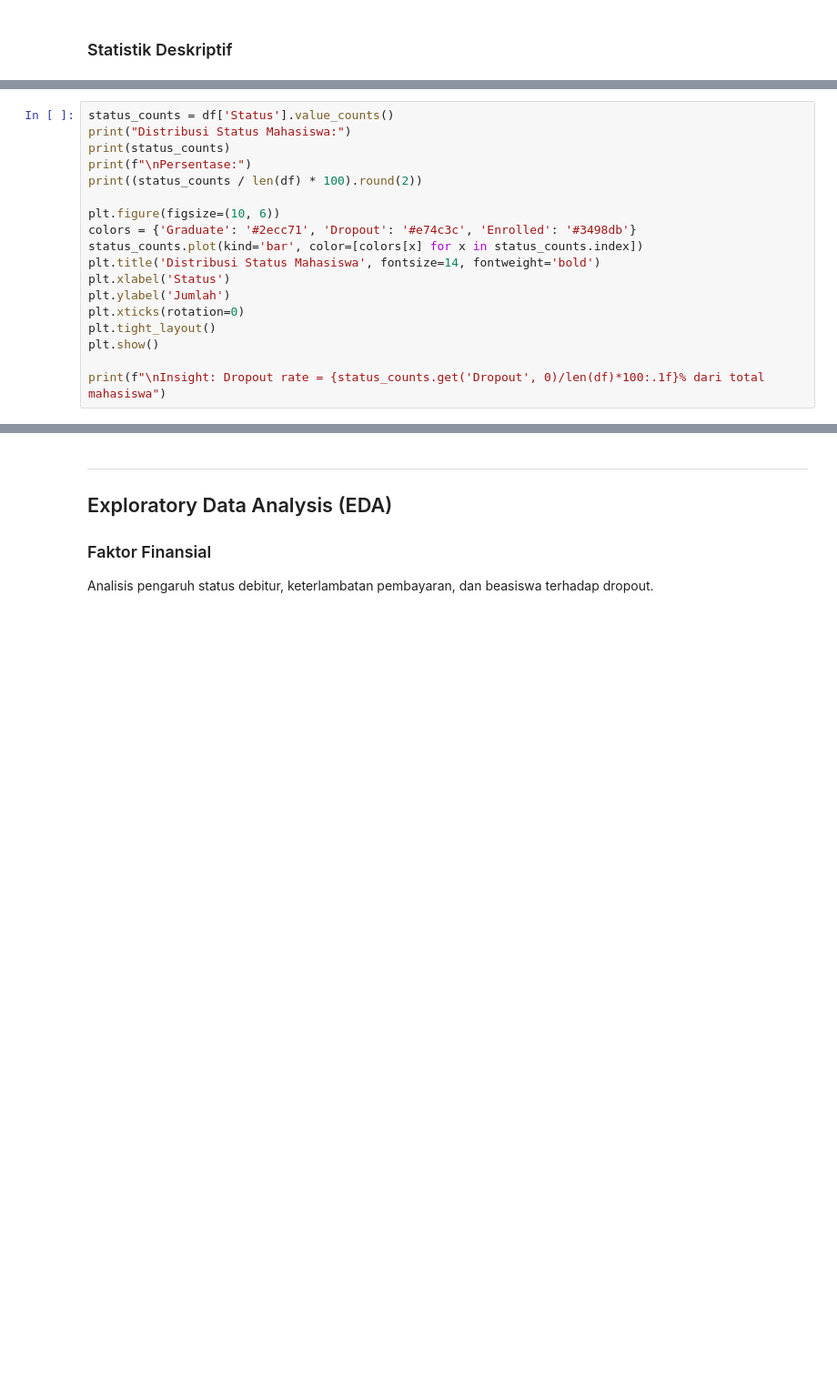
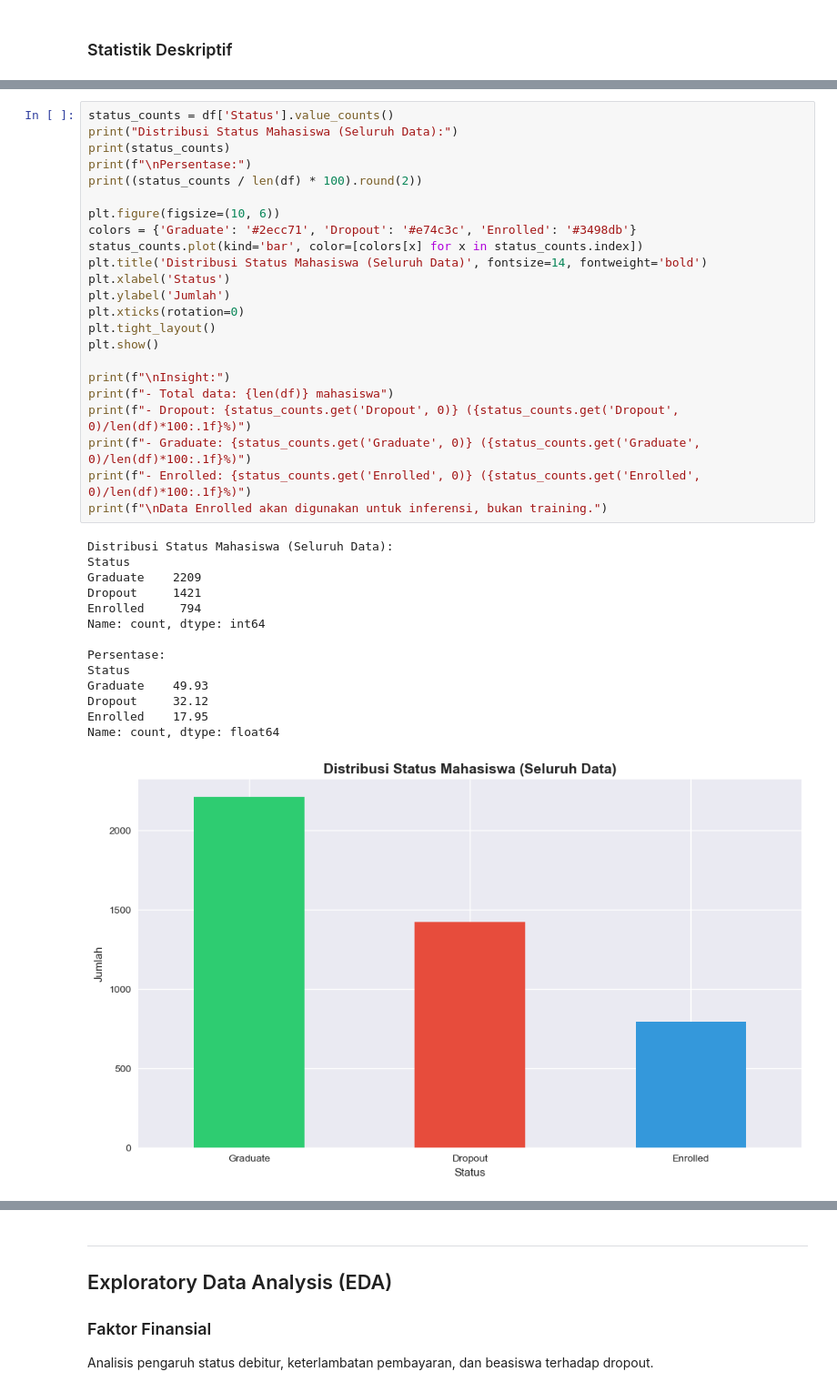
Before and after one commit to pesanweb/resiko-droput, a Jupyter notebook: notebook.ipynb, the cells around one changed output, grey strips where cells are left out. Shown at 91% size. Cells and saved outputs as stored; diff of their text form; blank space fills up the shorter version.

```diff
--- a/notebook.ipynb
+++ b/notebook.ipynb
@@ -115,18 +176,38 @@ Target variabel adalah `Status` dengan 3 kategori:
 # %%
 status_counts = df['Status'].value_counts()
-print("Distribusi Status Mahasiswa:")
+print("Distribusi Status Mahasiswa (Seluruh Data):")
 print(status_counts)
 print(f"\nPersentase:")
 print((status_counts / len(df) * 100).round(2))
 
 plt.figure(figsize=(10, 6))
 colors = {'Graduate': '#2ecc71', 'Dropout': '#e74c3c', 'Enrolled': '#3498db'}
 status_counts.plot(kind='bar', color=[colors[x] for x in status_counts.index])
-plt.title('Distribusi Status Mahasiswa', fontsize=14, fontweight='bold')
+plt.title('Distribusi Status Mahasiswa (Seluruh Data)', fontsize=14, fontweight='bold')
 plt.xlabel('Status')
 plt.ylabel('Jumlah')
 plt.xticks(rotation=0)
 plt.tight_layout()
 plt.show()
 
-print(f"\nInsight: Dropout rate = {status_counts.get('Dropout', 0)/len(df)*100:.1f}% dari total mahasiswa")
+print(f"\nInsight:")
+print(f"- Total data: {len(df)} mahasiswa")
+print(f"- Dropout: {status_counts.get('Dropout', 0)} ({status_counts.get('Dropout', 0)/len(df)*100:.1f}%)")
+print(f"- Graduate: {status_counts.get('Graduate', 0)} ({status_counts.get('Graduate', 0)/len(df)*100:.1f}%)")
+print(f"- Enrolled: {status_counts.get('Enrolled', 0)} ({status_counts.get('Enrolled', 0)/len(df)*100:.1f}%)")
+print(f"\nData Enrolled akan digunakan untuk inferensi, bukan training.")
+# %% [output]
+Distribusi Status Mahasiswa (Seluruh Data):
+Status
+Graduate    2209
+Dropout     1421
+Enrolled     794
+Name: count, dtype: int64
+
+Persentase:
+Status
+Graduate    49.93
+Dropout     32.12
+Enrolled    17.95
+Name: count, dtype: float64
+[figure, added]
```
Also changed, not shown: parts of 36 cells of this notebook, 6 other files.
